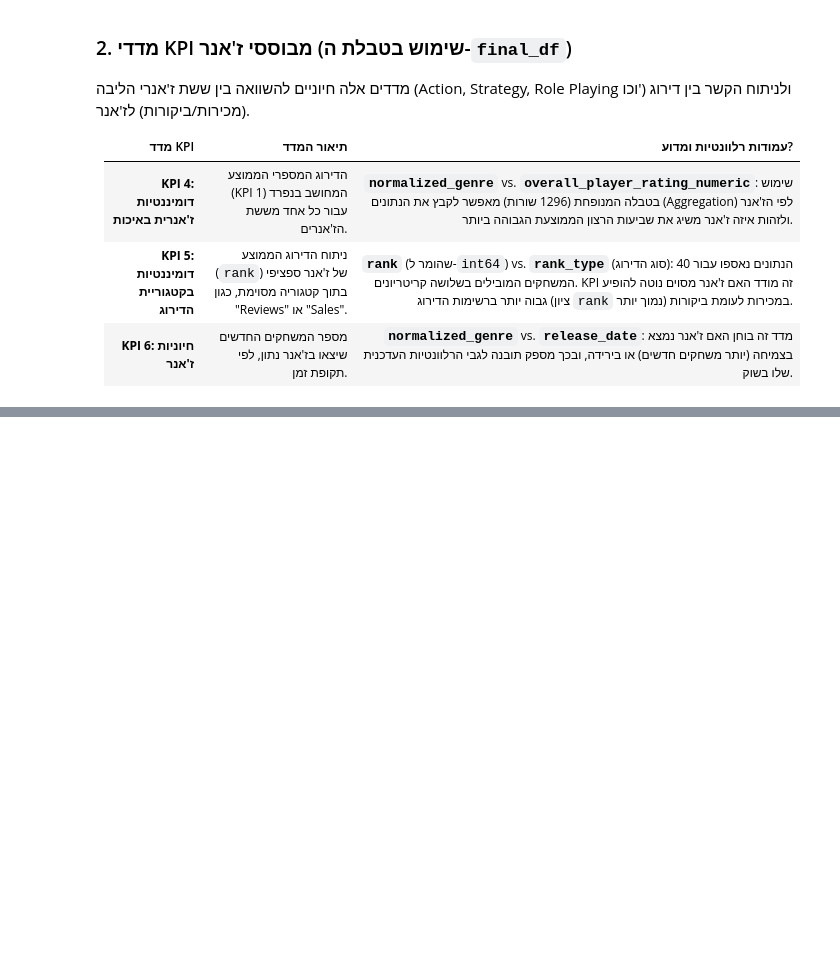
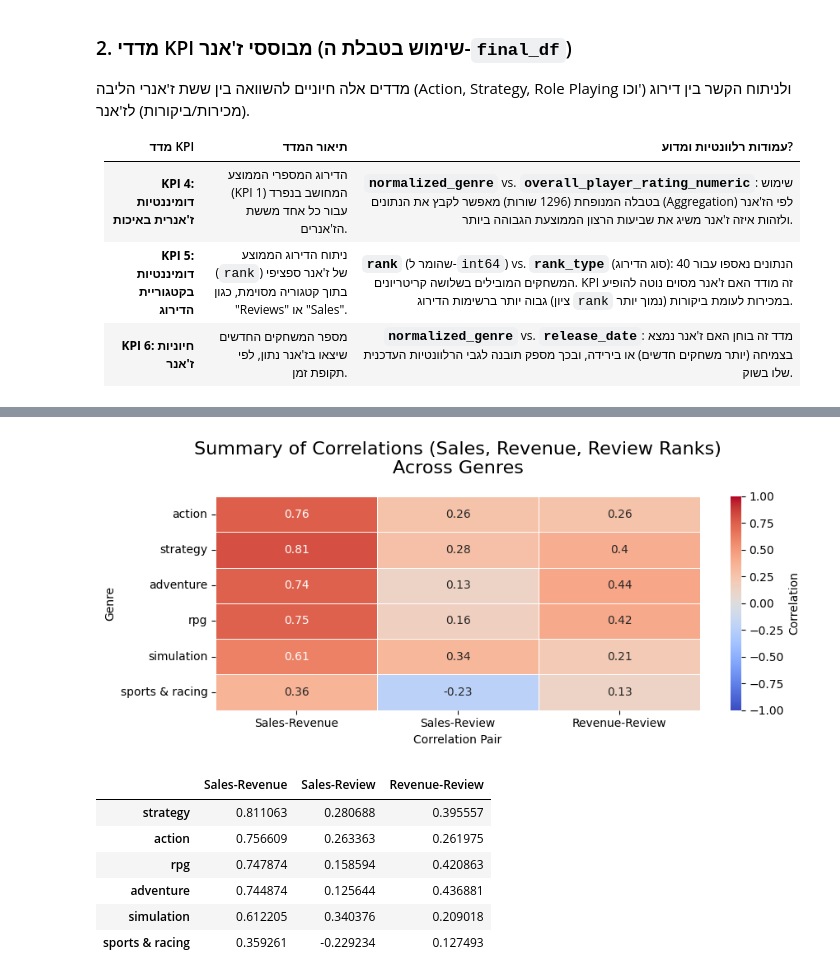
Before and after one commit to OfirBH/Steam_Final_Project, a Jupyter notebook: steam_final_project.ipynb, the cells around one changed output, grey strips where cells are left out. Saved outputs shown, nothing was run; the diff lists cells and outputs as text; code cells hidden in the pictures; blank space fills up the shorter version.

```diff
--- a/steam_final_project.ipynb
+++ b/steam_final_project.ipynb
@@ -1391,10 +1403,10 @@ Top 20 games by the number of English reviews (proxy for revenue):
 # Visualize the Top 10 Games by "Sales" (using rank_type == 'Sales')
 
 # Prepare a DataFrame for sales rankings (unique games only)
-try:
-    top_sales_df = unique_df[unique_df['rank_type'] == 'Sales'].copy()
-except NameError:
-    top_sales_df = final_df[final_df['rank_type'] == 'Sales'].drop_duplicates(subset=['game_name']).copy()
+#try:
+top_sales_df = unique_game_df[unique_game_df['rank_type'] == 'Sales'].copy()
+#except NameError:
+    #top_sales_df = final_df[final_df['rank_type'] == 'Sales'].drop_duplicates(subset=['game_name']).copy()
 
 # Ensure 'rank' is numeric for correct sorting (lower rank = higher sales)
 top_sales_df['rank'] = pd.to_numeric(top_sales_df['rank'], errors='coerce')
@@ -1547,0 +2167,65 @@ display(revenue_sorted_df)
+# %%
+# Summary visualization: Correlation between Sales, Revenue, and Review ranks across genres
+
+# Calculate the correlation matrix for each genre and collect them
+genre_corrs = {}
+for genre in final_df['normalized_genre'].unique():
+    pivot_g = pivot.loc[pivot.index.get_level_values('normalized_genre') == genre]
+    usable_cols_g = [col for col in corr_cols if col in pivot_g.columns and pivot_g[col].notnull().any()]
+    if len(usable_cols_g) >= 2 and len(pivot_g) > 2:
+        genre_corr = pivot_g[usable_cols_g].corr()
+        genre_corrs[genre] = genre_corr
+
+# Prepare a dataframe for heatmap: rows are genres, columns are correlation pairs
+import itertools
+import numpy as np
+
+# List of all pairwise corr types (upper triangle only, no self-corr)
+corr_pairs = []
+for i, j in itertools.combinations(corr_cols, 2):
+    corr_pairs.append(f"{i}-{j}")
+
+# Build the summary table
+summary_data = []
+genre_names = []
+for genre, corr_df in genre_corrs.items():
+    vals = []
+    for i, j in itertools.combinations(corr_cols, 2):
+        if i in corr_df.columns and j in corr_df.index:
+            vals.append(corr_df.loc[i, j])
+        else:
+            vals.append(np.nan)
+    summary_data.append(vals)
+    genre_names.append(genre)
+
+summary_df = pd.DataFrame(summary_data, columns=corr_pairs, index=genre_names)
+
+plt.figure(figsize=(9, max(4, 0.6*len(genre_names))))
+sns.heatmap(
+    summary_df,
+    annot=True,
+    cmap='coolwarm',
+    vmin=-1, vmax=1,
+    linewidths=0.5,
+    cbar_kws={'label': 'Correlation'}
+)
+plt.title("Summary of Correlations (Sales, Revenue, Review Ranks)\nAcross Genres", fontsize=16, pad=20)
+plt.xlabel("Correlation Pair")
+plt.ylabel("Genre")
+plt.tight_layout()
+plt.show()
+# Arrange the correlations in descending order based on the 'Sales-Revenue' correlation column
+if 'Sales-Revenue' in summary_df.columns:
+    sorted_summary_df = summary_df.sort_values(by='Sales-Revenue', ascending=False)
+    display(sorted_summary_df)
+else:
+    print("Sales-Revenue correlation column not found in the summary dataframe.")
+# %% [output]
+[figure, added]
+|  | Sales-Revenue | Sales-Review | Revenue-Review |
+| strategy | 0.811063 | 0.280688 | 0.395557 |
+| action | 0.756609 | 0.263363 | 0.261975 |
+| rpg | 0.747874 | 0.158594 | 0.420863 |
+| adventure | 0.744874 | 0.125644 | 0.436881 |
+| simulation | 0.612205 | 0.340376 | 0.209018 |
+| sports & racing | 0.359261 | -0.229234 | 0.127493 |
```
Also changed, not shown: parts of 22 cells of this notebook.
